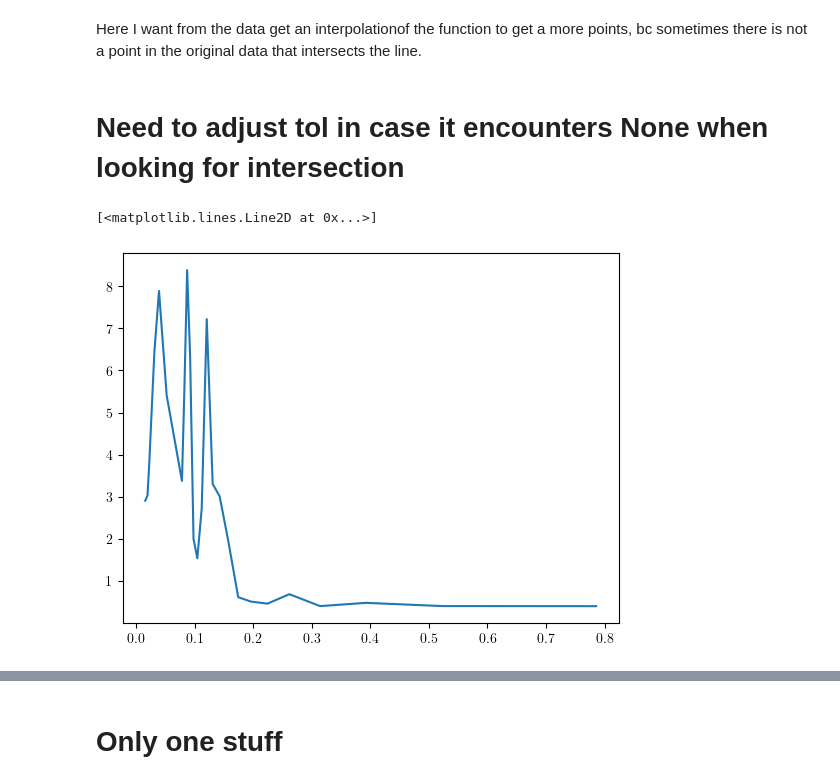
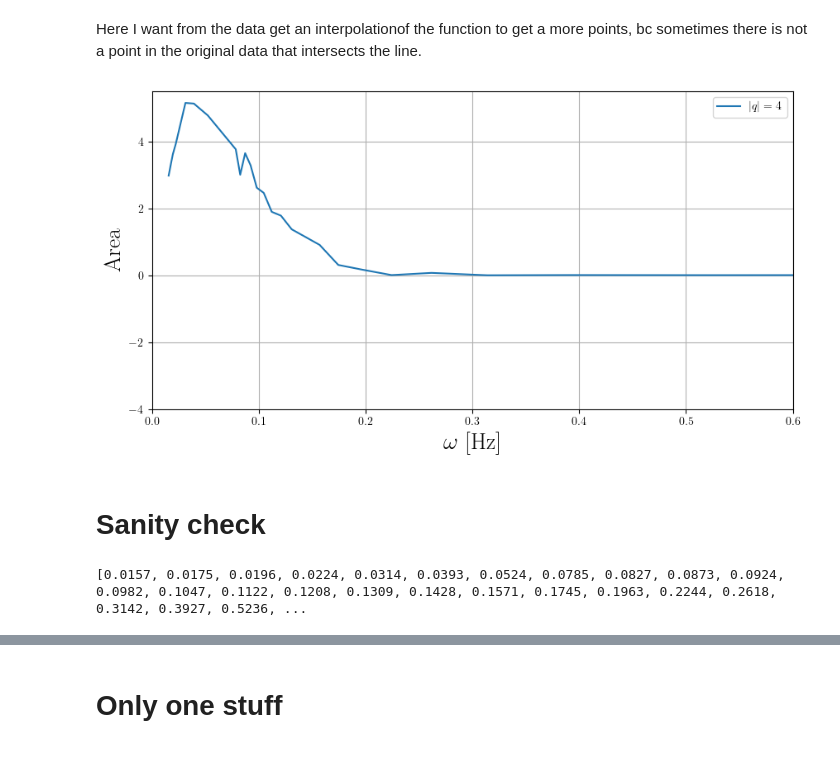
Before and after one commit to leogabac/reentrancy, a Jupyter notebook: src/notebooks/test11.ipynb, the cells around one changed output, grey strips where cells are left out. Cells and saved outputs as stored; diff of their text form; code cells hidden in the pictures.

```diff
--- a/src/notebooks/test11.ipynb
+++ b/src/notebooks/test11.ipynb
@@ -240,28 +262,36 @@ def areabcurves(x,y):
 # %%
-from scipy.interpolate import CubicSpline
+from scipy.interpolate import CubicSpline, BSpline
 def smooth_mesh(x,y):
     cs = CubicSpline(x,y)
-    newmesh = np.arange(0,21,0.1)
+    #cs = BSpline(x,y,k=1)
+    h=0.0001
+    newmesh = np.arange(0,20+h,h)
     return newmesh, cs(newmesh)
 
 def smooth_areas(x,y):
     newx, newy = smooth_mesh(x,y)
-    idx = get_intersection(newx,newy)
+    idx = get_intersection(newx,newy,tol=0.0001)
 
     base = newx[-1]-newx[idx]
     return np.trapz(newy[idx:],newx[idx:], dx=newx[1]-newx[0]) - base*newy[idx]
 # %%
+# each dictionary will have the key,value pair
+# omega : addition of vrt for last frame
 IpVI = dict()
 IIpV = dict()
 IIIpIV = dict()
 
 for w, cdf_omega in raw_data.groupby('omega'):
+
+    # again, get the last frame for all fields
     cdf_last = cdf_omega.xs(omega_time[w],level='time').sort_index()
 
     field = cdf_last.index.get_level_values('field').to_list()
+
+    # save the addition for all fields
     IpVI[w] = (cdf_last.I + cdf_last.VI).to_list()
-    IIpV[w] = (cdf_last.I + cdf_last.VI).to_list()
-    IIIpIV[w] = (cdf_last.I + cdf_last.VI).to_list()
+    IIpV[w] = (cdf_last.II + cdf_last.V).to_list()
+    IIIpIV[w] = (cdf_last.III + cdf_last.IV).to_list()
 # %% [markdown]
 Here I want from the data get an interpolationof the function to get a more points, bc sometimes there is not a point in the original data that intersects the line.
 # %%
@@ -270,14 +300,33 @@ fields = raw_data.index.get_level_values('field').unique().to_list()
 fields = np.sort(fields)
 test = IpVI[omegas[-1]]
 
-areas = [smooth_areas(fields,IpVI[w]) for w in omegas[:-1]]
+a1p6 = [smooth_areas(fields,IpVI[w]) for w in omegas]
+a2p5 = [smooth_areas(fields,IIpV[w]) for w in omegas]
+a3p4 = [smooth_areas(fields,IIIpIV[w]) for w in omegas]
 
 #idx = get_intersection(fields, test)
 #idx
-# %% [markdown]
-# Need to adjust tol in case it encounters None when looking for intersection
-# %%
-plt.plot(omegas[:-1],areas)
-# %% [output]
-[<matplotlib.lines.Line2D at 0x...>]
-[figure, removed]
+# %%
+fig, ax = plt.subplots(figsize=(10,5))
+
+ax.plot(omegas, a1p6, label = '$|q|=4$')
+#ax.plot(omegas, a2p5, label = '$|q|=2$')
+#ax.plot(omegas, a3p4, label = '$|q|=0$')
+
+ax.set_xlim(0,0.6)
+ax.set_xlabel('$\\omega$ [Hz]', fontsize=20)
+
+ax.set_ylim(-4,5.5)
+ax.set_ylabel('Area', fontsize=20)
+ax.grid()
+ax.legend()
+
+plt.show()
+# %% [output]
+[figure, added]
+# %% [markdown]
+# Sanity check
+# %%
+print(omegas)
+# %% [output]
+[0.0157, 0.0175, 0.0196, 0.0224, 0.0314, 0.0393, 0.0524, 0.0785, 0.0827, 0.0873, 0.0924, 0.0982, 0.1047, 0.1122, 0.1208, 0.1309, 0.1428, 0.1571, 0.1745, 0.1963, 0.2244, 0.2618, 0.3142, 0.3927, 0.5236, ...
```
Also changed, not shown: parts of 12 cells of this notebook, 1 other file.
